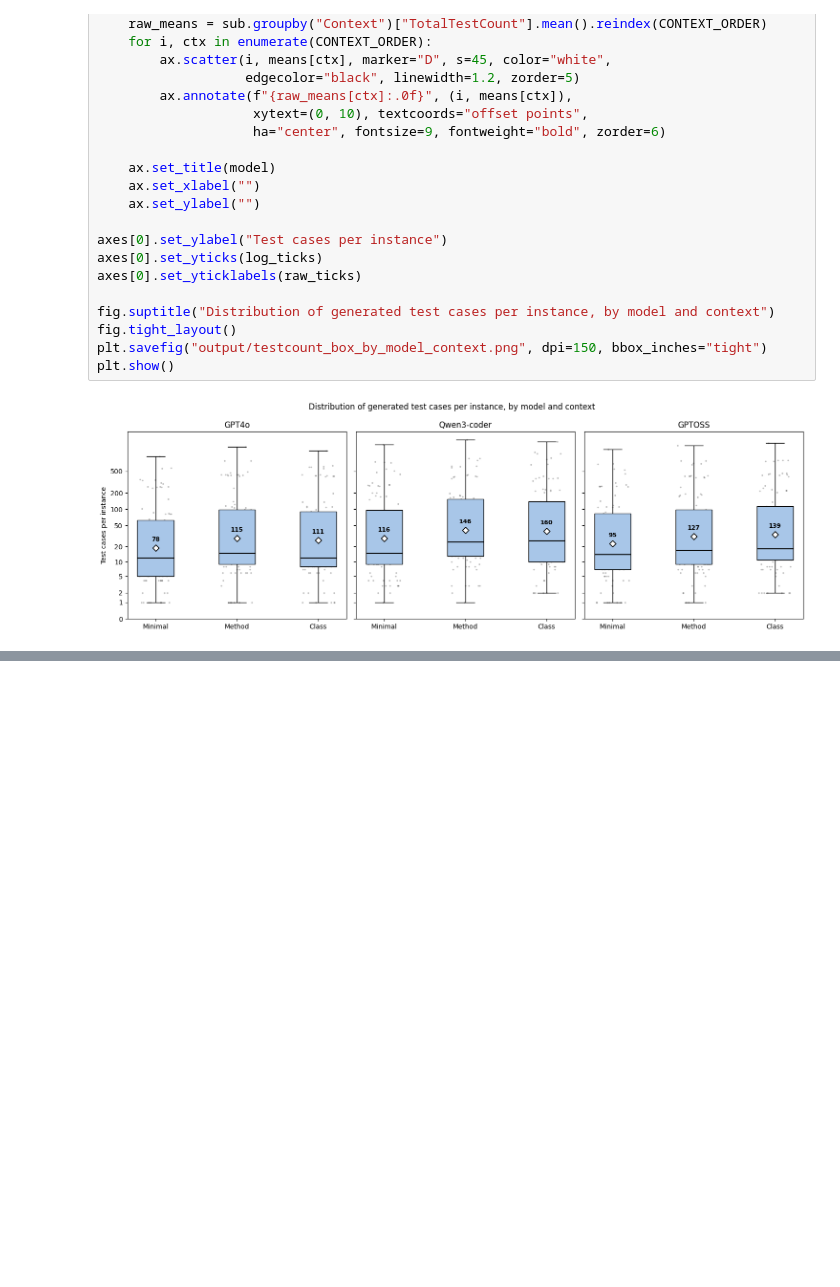
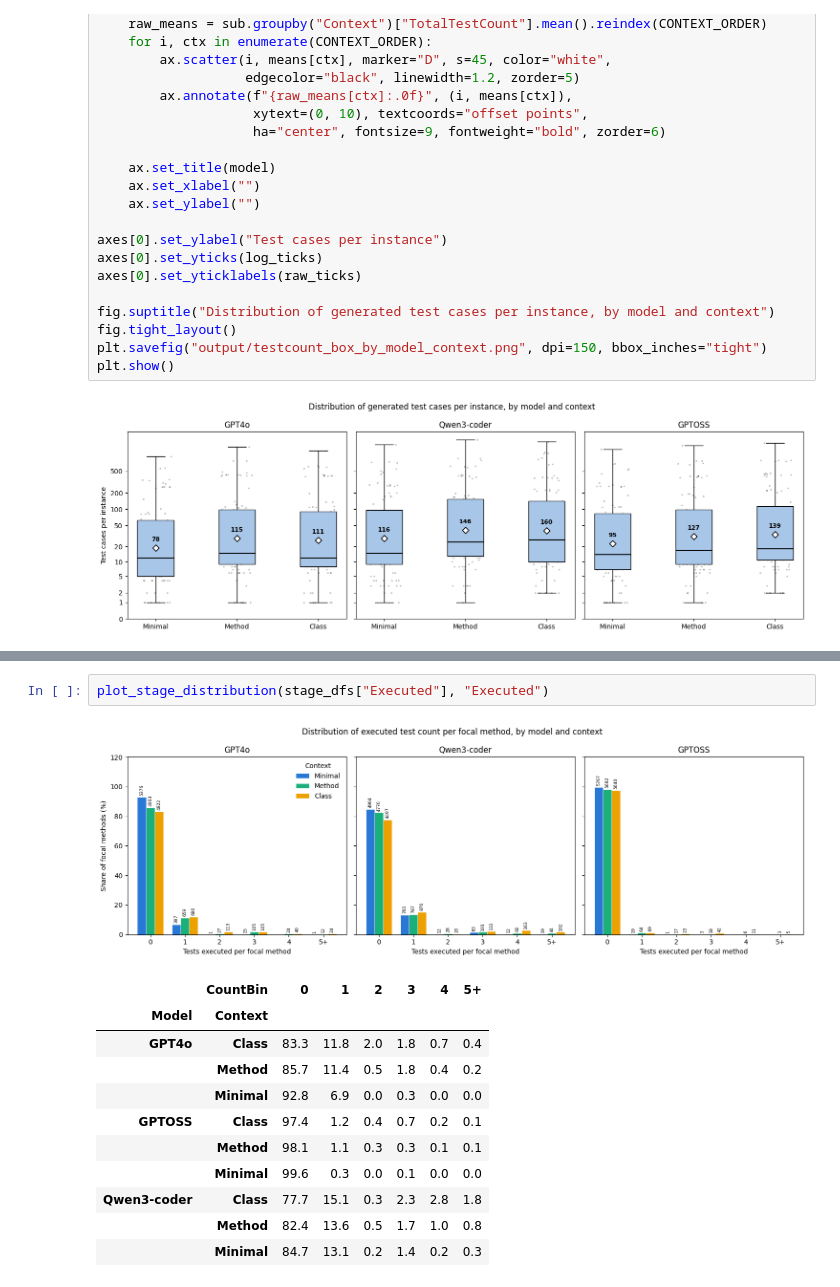
Before and after one commit to CuriousBeing1508/LLM_TestGeneration_for_BC, a Jupyter notebook: NewExpAfterCanary/ResultsForRQs/CountingNoOfTestCasesToReport/AggregateForRQ.ipynb, the cells around one changed output, grey strips where cells are left out. Drawn from its saved outputs; the diff is of its cells as text; blank space fills up the shorter version.

```diff
--- a/NewExpAfterCanary/ResultsForRQs/CountingNoOfTestCasesToReport/AggregateForRQ.ipynb
+++ b/NewExpAfterCanary/ResultsForRQs/CountingNoOfTestCasesToReport/AggregateForRQ.ipynb
@@ -350,0 +627,15 @@ plt.show()
+# %%
+plot_stage_distribution(stage_dfs["Executed"], "Executed")
+# %% [output]
+[figure, added]
+|  | CountBin | 0 | 1 | 2 | 3 | 4 | 5+ |
+| Model | Context |  |  |  |  |  |  |
+| GPT4o | Class | 83.3 | 11.8 | 2.0 | 1.8 | 0.7 | 0.4 |
+|  | Method | 85.7 | 11.4 | 0.5 | 1.8 | 0.4 | 0.2 |
+|  | Minimal | 92.8 | 6.9 | 0.0 | 0.3 | 0.0 | 0.0 |
+| GPTOSS | Class | 97.4 | 1.2 | 0.4 | 0.7 | 0.2 | 0.1 |
+|  | Method | 98.1 | 1.1 | 0.3 | 0.3 | 0.1 | 0.1 |
+|  | Minimal | 99.6 | 0.3 | 0.0 | 0.1 | 0.0 | 0.0 |
+| Qwen3-coder | Class | 77.7 | 15.1 | 0.3 | 2.3 | 2.8 | 1.8 |
+|  | Method | 82.4 | 13.6 | 0.5 | 1.7 | 1.0 | 0.8 |
+|  | Minimal | 84.7 | 13.1 | 0.2 | 1.4 | 0.2 | 0.3 |
```
Also changed, not shown: parts of 8 cells of this notebook, 35 other files.
